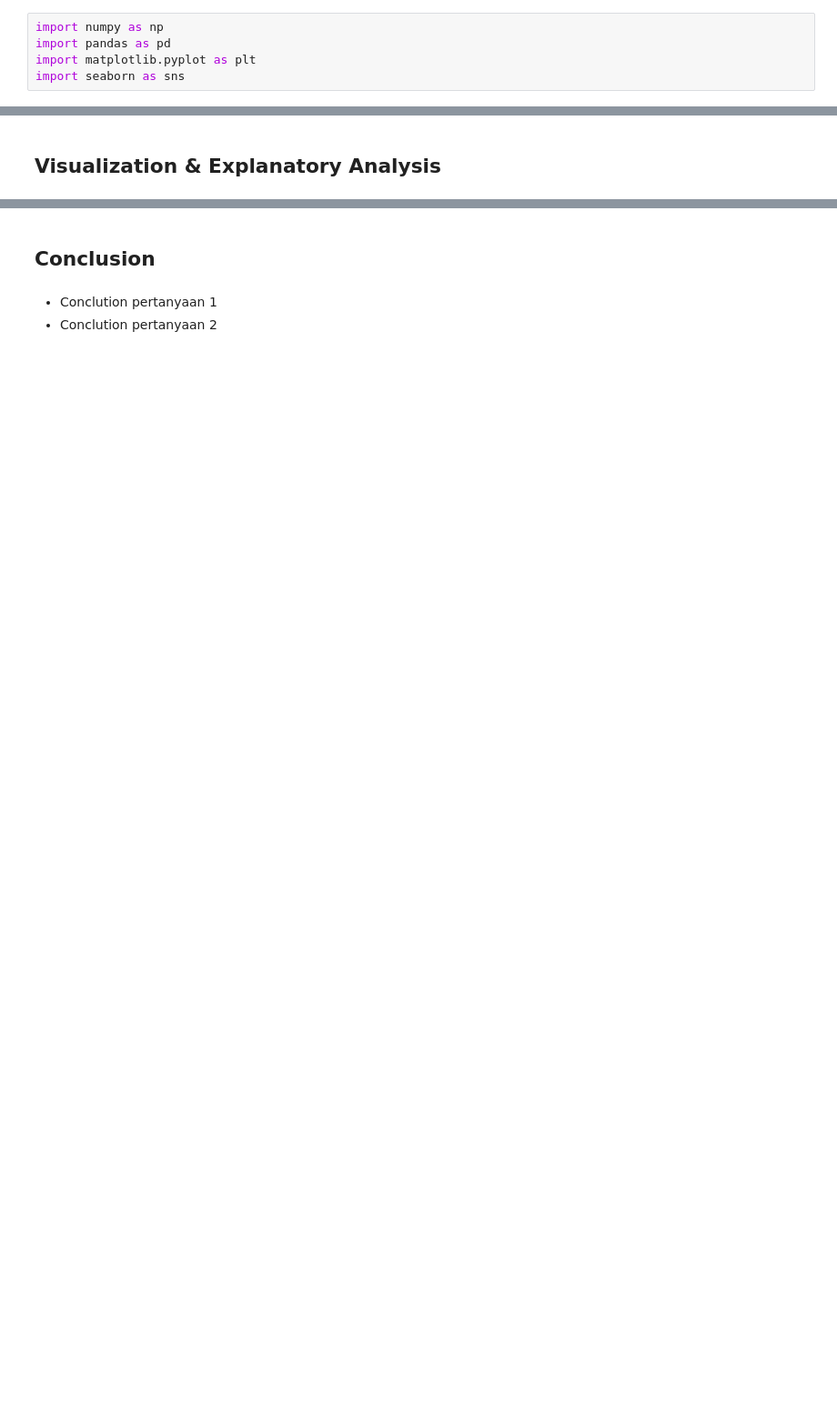
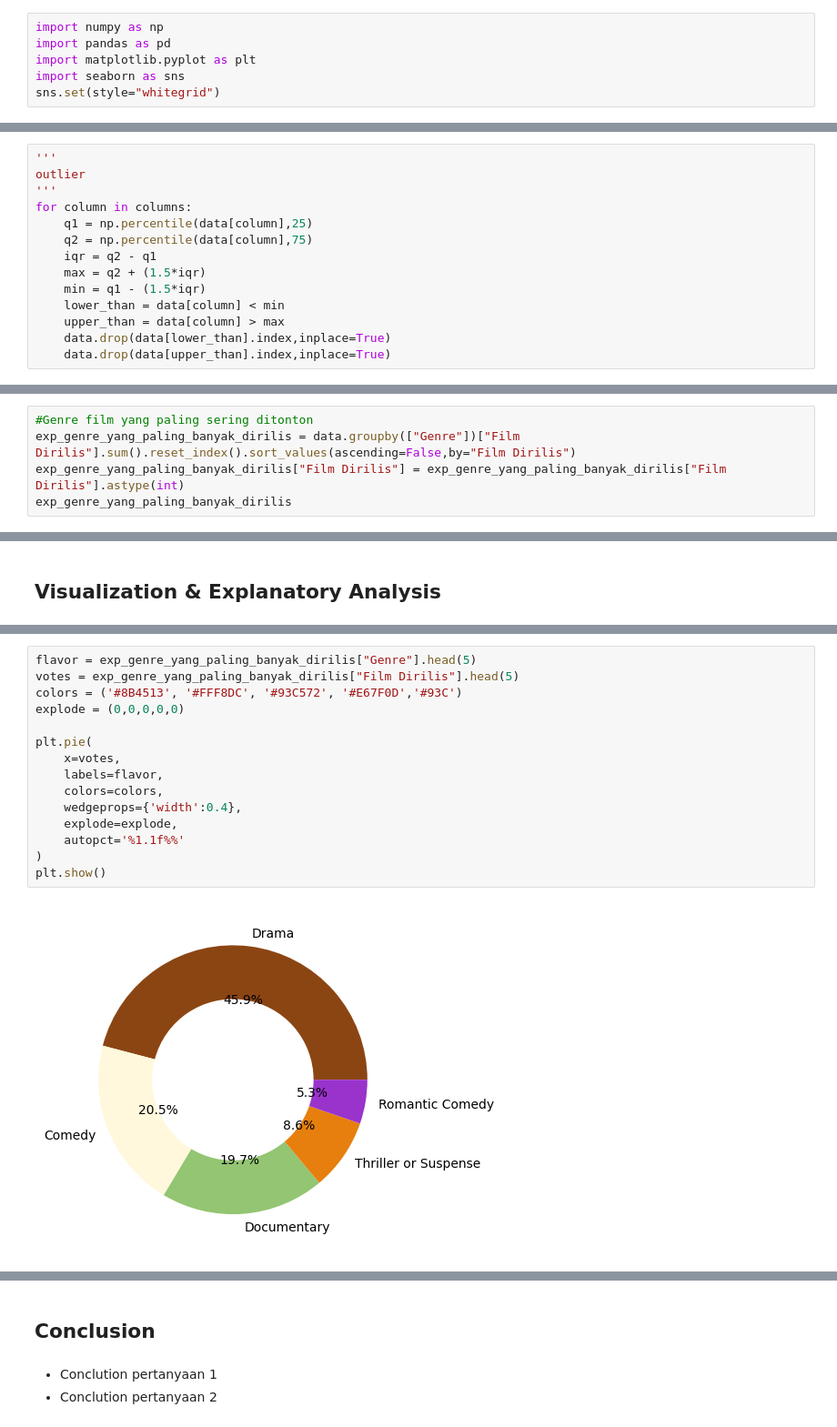
Before and after one commit to Alvi399/Analisa-Industri-Film, a Jupyter notebook: notebook.ipynb, the cells around one changed output, grey strips where cells are left out. Shown: that part at 91% size. Cells and saved outputs as stored; diff of their text form; blank space fills up the shorter version.

```diff
--- a/notebook.ipynb
+++ b/notebook.ipynb
@@ -12,6 +10,7 @@ import numpy as np
 import pandas as pd
 import matplotlib.pyplot as plt
 import seaborn as sns
+sns.set(style="whitegrid")
 # %% [markdown]
 ## Data Wrangling
 # %% [markdown]
@@ -110,0 +140,14 @@ misssing_data = data_pd.isna().sum()
+# %%
+'''
+outlier
+'''
+for column in columns:
+    q1 = np.percentile(data[column],25)
+    q2 = np.percentile(data[column],75)
+    iqr = q2 - q1
+    max = q2 + (1.5*iqr)
+    min = q1 - (1.5*iqr)
+    lower_than = data[column] < min
+    upper_than = data[column] > max
+    data.drop(data[lower_than].index,inplace=True)
+    data.drop(data[upper_than].index,inplace=True)
@@ -114,0 +185,5 @@ misssing_data = data_pd.isna().sum()
+# %%
+#Genre film yang paling sering ditonton
+exp_genre_yang_paling_banyak_dirilis = data.groupby(["Genre"])["Film Dirilis"].sum().reset_index().sort_values(ascending=False,by="Film Dirilis")
+exp_genre_yang_paling_banyak_dirilis["Film Dirilis"] = exp_genre_yang_paling_banyak_dirilis["Film Dirilis"].astype(int)
+exp_genre_yang_paling_banyak_dirilis
@@ -120,0 +244,17 @@ misssing_data = data_pd.isna().sum()
+# %%
+flavor = exp_genre_yang_paling_banyak_dirilis["Genre"].head(5)
+votes = exp_genre_yang_paling_banyak_dirilis["Film Dirilis"].head(5)
+colors = ('#8B4513', '#FFF8DC', '#93C572', '#E67F0D','#93C')
+explode = (0,0,0,0,0)
+
+plt.pie(
+    x=votes,
+    labels=flavor,
+    colors=colors,
+    wedgeprops={'width':0.4},
+    explode=explode,
+    autopct='%1.1f%%'
+)
+plt.show()
+# %% [output]
+[figure, added]
```
Also changed, not shown: parts of 17 cells of this notebook, 2 other files.
